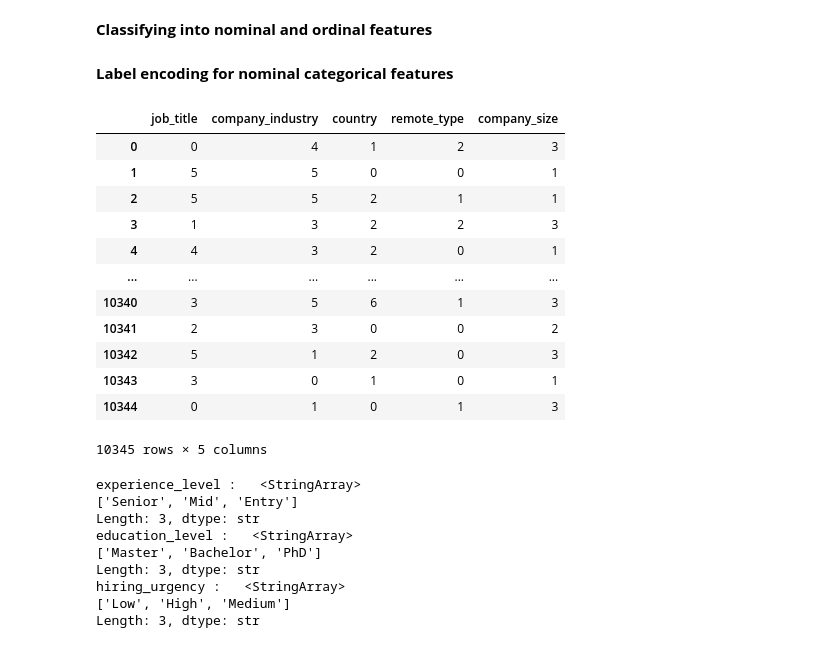
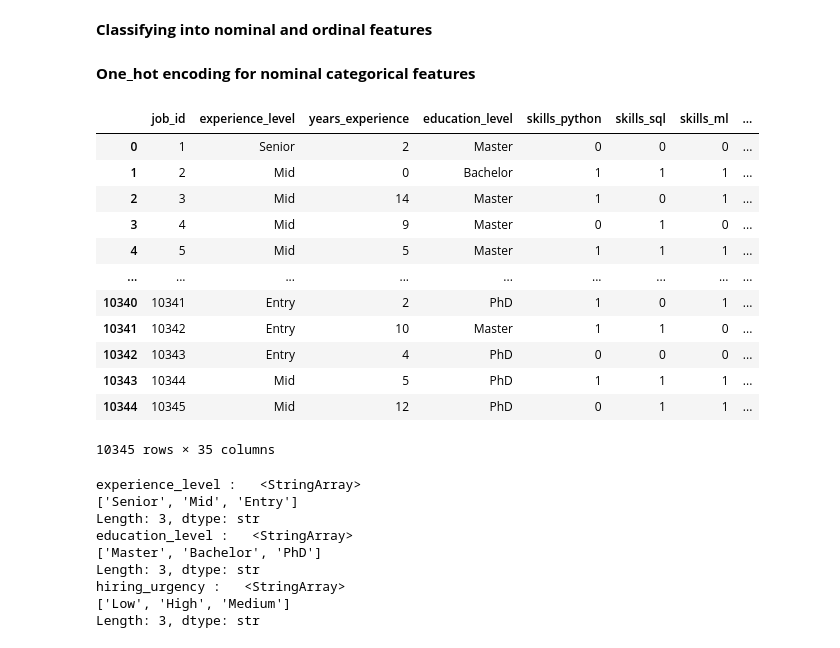
Before and after one commit to AsokTamang/Data_science, a Jupyter notebook: notebook/model_trainer.ipynb, the cells around one changed output. Cells and saved outputs as stored; diff of their text form; code cells hidden in the pictures.

Commit message:
One hot encoding for nominal categorical features

```diff
--- a/notebook/model_trainer.ipynb
+++ b/notebook/model_trainer.ipynb
@@ -67,24 +87,24 @@ strong_numeric_features
 nominal_categorical_features = ['job_title','company_industry','country','remote_type','company_size']  #has no order within them
 ordinal_categorical_features = ['experience_level','education_level','hiring_urgency']  #has orders within them
 # %% [markdown]
-**Label encoding for nominal categorical features**
+**One_hot encoding for nominal categorical features**
 # %%
-X_nominal_encoded = df[nominal_categorical_features].apply(LabelEncoder().fit_transform)
+X_nominal_encoded = pd.get_dummies(data=df,columns=nominal_categorical_features,drop_first=True)
 X_nominal_encoded
 # %% [output]
-|  | job_title | company_industry | country | remote_type | company_size |
-| 0 | 0 | 4 | 1 | 2 | 3 |
-| 1 | 5 | 5 | 0 | 0 | 1 |
-| 2 | 5 | 5 | 2 | 1 | 1 |
-| 3 | 1 | 3 | 2 | 2 | 3 |
-| 4 | 4 | 3 | 2 | 0 | 1 |
-| ... | ... | ... | ... | ... | ... |
-| 10340 | 3 | 5 | 6 | 1 | 3 |
-| 10341 | 2 | 3 | 0 | 0 | 2 |
-| 10342 | 5 | 1 | 2 | 0 | 3 |
-| 10343 | 3 | 0 | 1 | 0 | 1 |
-| 10344 | 0 | 1 | 0 | 1 | 3 |
+|  | job_id | experience_level | years_experience | education_level | skills_python | skills_sql | skills_ml | ... |
+| 0 | 1 | Senior | 2 | Master | 0 | 0 | 0 | ... |
+| 1 | 2 | Mid | 0 | Bachelor | 1 | 1 | 1 | ... |
+| 2 | 3 | Mid | 14 | Master | 1 | 0 | 1 | ... |
+| 3 | 4 | Mid | 9 | Master | 0 | 1 | 0 | ... |
+| 4 | 5 | Mid | 5 | Master | 1 | 1 | 1 | ... |
+| ... | ... | ... | ... | ... | ... | ... | ... | ... |
+| 10340 | 10341 | Entry | 2 | PhD | 1 | 0 | 1 | ... |
+| 10341 | 10342 | Entry | 10 | Master | 1 | 1 | 0 | ... |
+| 10342 | 10343 | Entry | 4 | PhD | 0 | 0 | 0 | ... |
+| 10343 | 10344 | Mid | 5 | PhD | 1 | 1 | 1 | ... |
+| 10344 | 10345 | Mid | 12 | PhD | 0 | 1 | 1 | ... |
-10345 rows × 5 columns
+10345 rows × 35 columns
 # %%
 for feature in ordinal_categorical_features:
     print(f'{feature} :   {df[feature].unique()}')
```
Also changed, not shown: parts of 10 cells of this notebook, 1 other file.
